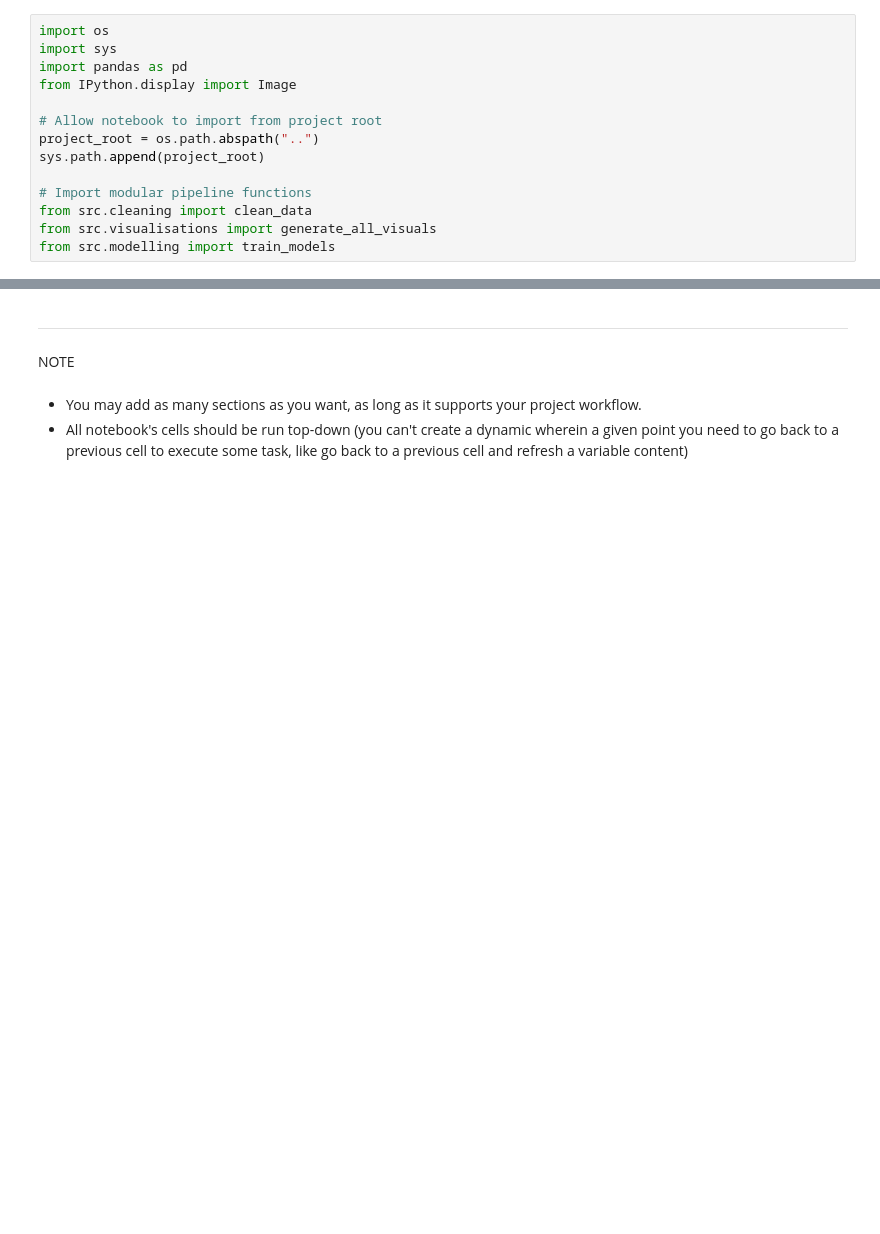
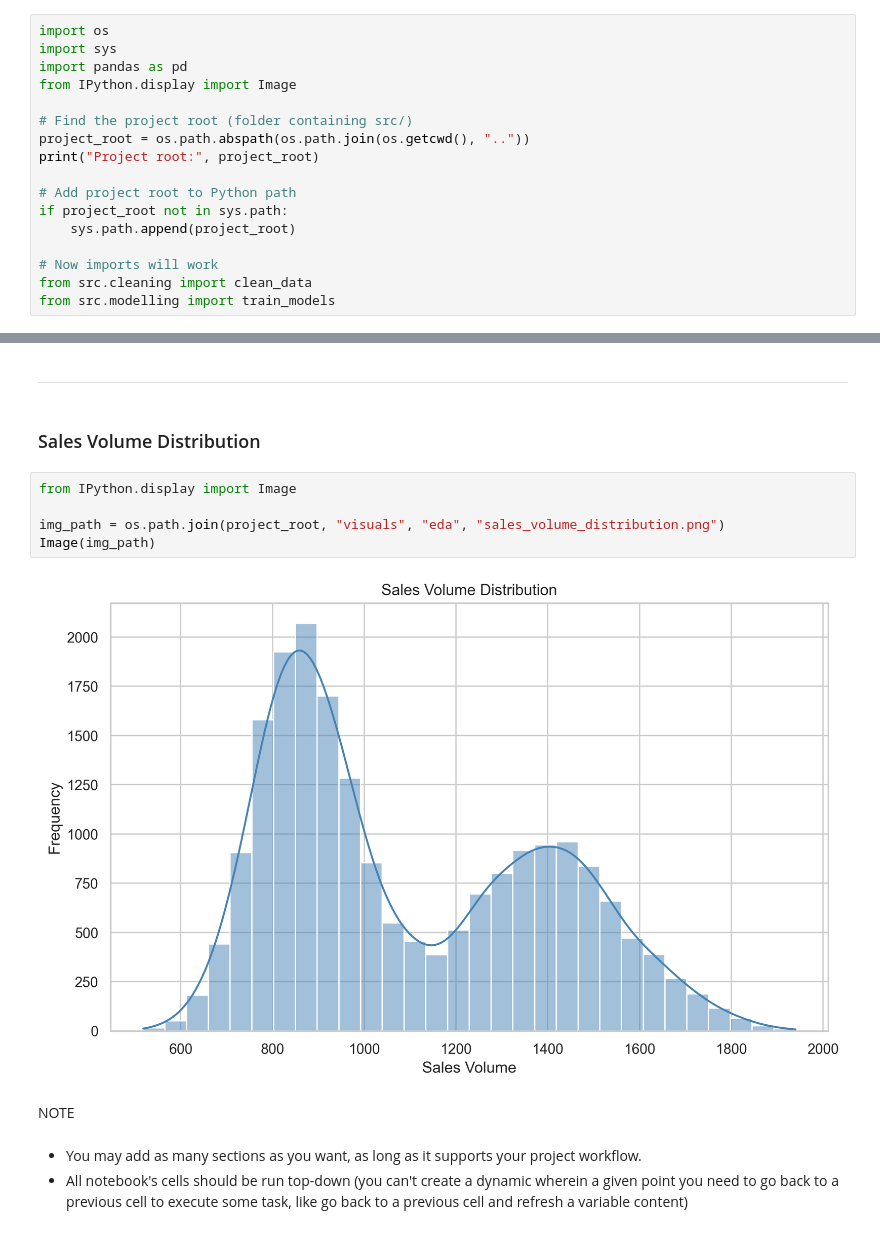
Before and after one commit to cowardclaire/capstone-project, a Jupyter notebook: jupyter_notebooks/Notebook_Template.ipynb, the cells around one changed output, grey strips where cells are left out. Cells and saved outputs as stored; diff of their text form; blank space fills up the shorter version.

Commit message:
in my jupyter notebook i have imported the sales distribution plot and added commentary

```diff
--- a/jupyter_notebooks/Notebook_Template.ipynb
+++ b/jupyter_notebooks/Notebook_Template.ipynb
@@ -93,11 +91,14 @@ import sys
 import pandas as pd
 from IPython.display import Image
 
-# Allow notebook to import from project root
-project_root = os.path.abspath("..")
-sys.path.append(project_root)
+# Find the project root (folder containing src/)
+project_root = os.path.abspath(os.path.join(os.getcwd(), ".."))
+print("Project root:", project_root)
 
-# Import modular pipeline functions
+# Add project root to Python path
+if project_root not in sys.path:
+    sys.path.append(project_root)
+
+# Now imports will work
 from src.cleaning import clean_data
-from src.visualisations import generate_all_visuals
 from src.modelling import train_models
@@ -149,5 +175,14 @@ Saved to: c:\Users\cowar\OneDrive\Documents\vs-code-projects\capstone-project\sr
 # %% [markdown]
 ---
+# %% [markdown]
+### Sales Volume Distribution
+# %%
+from IPython.display import Image
+
+img_path = os.path.join(project_root, "visuals", "eda", "sales_volume_distribution.png")
+Image(img_path)
+# %% [output]
+[figure, added]
 # %% [markdown]
 NOTE
 # %% [markdown]
```
Also changed, not shown: parts of 6 cells of this notebook, 1 other file.
